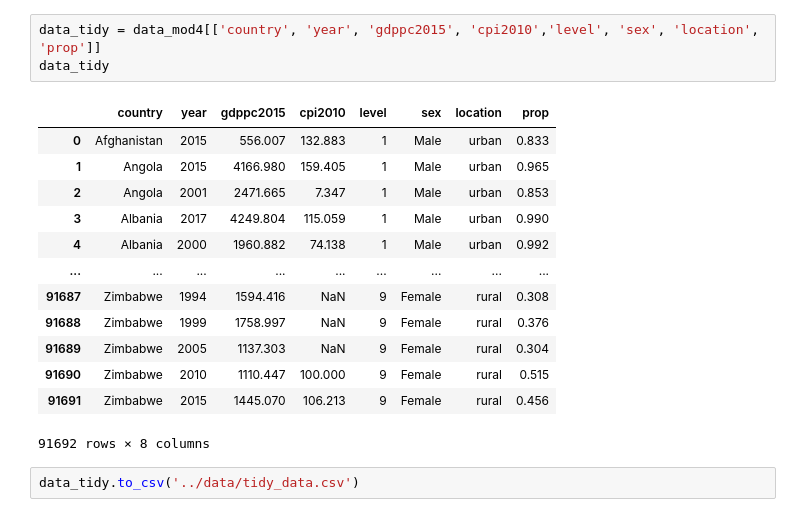
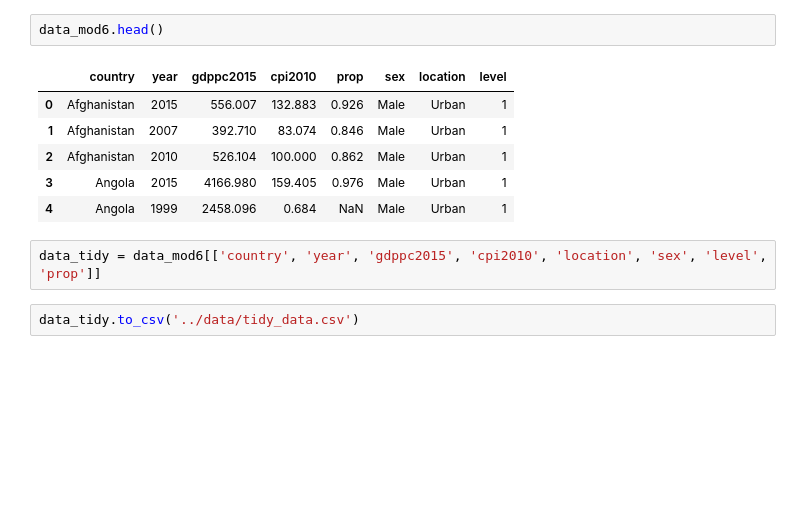
Before and after one commit to TheYibster/-Pstat100-Data-Science, a Jupyter notebook: CP1/data_tidy.ipynb, the cells around one changed output. Cells and saved outputs as stored; diff of their text form; blank space fills up the shorter version.

Commit message:
fixed tidy csv

```diff
--- a/CP1/data_tidy.ipynb
+++ b/CP1/data_tidy.ipynb
@@ -87,19 +84,13 @@ data_mod4['location'] = data_mod4['location'].replace(rural, 'rural')
+# %%
+data_mod6.head()
+# %% [output]
+|  | country | year | gdppc2015 | cpi2010 | prop | sex | location | level |
+| 0 | Afghanistan | 2015 | 556.007 | 132.883 | 0.926 | Male | Urban | 1 |
+| 1 | Afghanistan | 2007 | 392.710 | 83.074 | 0.846 | Male | Urban | 1 |
+| 2 | Afghanistan | 2010 | 526.104 | 100.000 | 0.862 | Male | Urban | 1 |
+| 3 | Angola | 2015 | 4166.980 | 159.405 | 0.976 | Male | Urban | 1 |
+| 4 | Angola | 1999 | 2458.096 | 0.684 | NaN | Male | Urban | 1 |
 # %%
-data_tidy = data_mod4[['country', 'year', 'gdppc2015', 'cpi2010','level', 'sex', 'location', 'prop']]
-data_tidy
+data_tidy = data_mod6[['country', 'year', 'gdppc2015', 'cpi2010', 'location', 'sex', 'level', 'prop']]
-# %% [output]
-|  | country | year | gdppc2015 | cpi2010 | level | sex | location | prop |
-| 0 | Afghanistan | 2015 | 556.007 | 132.883 | 1 | Male | urban | 0.833 |
-| 1 | Angola | 2015 | 4166.980 | 159.405 | 1 | Male | urban | 0.965 |
-| 2 | Angola | 2001 | 2471.665 | 7.347 | 1 | Male | urban | 0.853 |
-| 3 | Albania | 2017 | 4249.804 | 115.059 | 1 | Male | urban | 0.990 |
-| 4 | Albania | 2000 | 1960.882 | 74.138 | 1 | Male | urban | 0.992 |
-| ... | ... | ... | ... | ... | ... | ... | ... | ... |
-| 91687 | Zimbabwe | 1994 | 1594.416 | NaN | 9 | Female | rural | 0.308 |
-| 91688 | Zimbabwe | 1999 | 1758.997 | NaN | 9 | Female | rural | 0.376 |
-| 91689 | Zimbabwe | 2005 | 1137.303 | NaN | 9 | Female | rural | 0.304 |
-| 91690 | Zimbabwe | 2010 | 1110.447 | 100.000 | 9 | Female | rural | 0.515 |
-| 91691 | Zimbabwe | 2015 | 1445.070 | 106.213 | 9 | Female | rural | 0.456 |
-91692 rows × 8 columns
 # %%
 data_tidy.to_csv('../data/tidy_data.csv')
```
Also changed, not shown: parts of 9 cells of this notebook, 2 other files.
